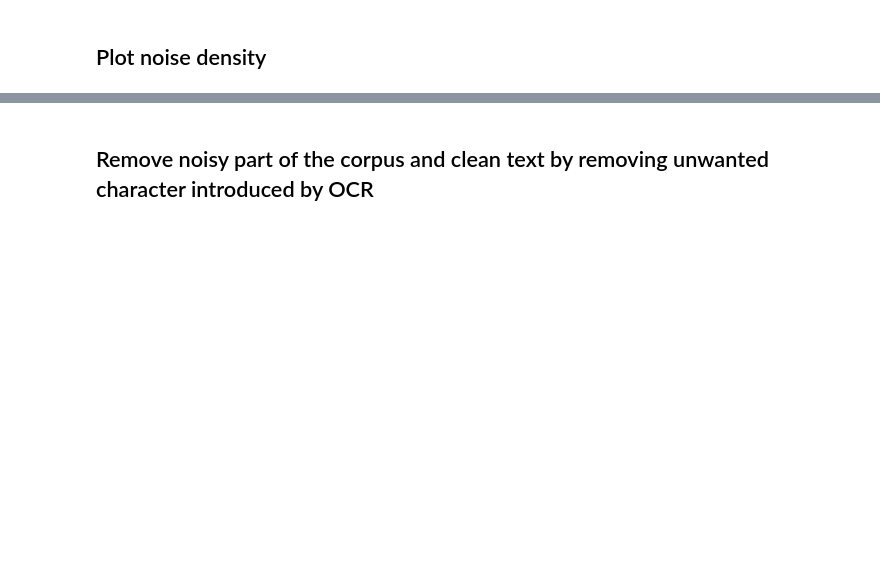
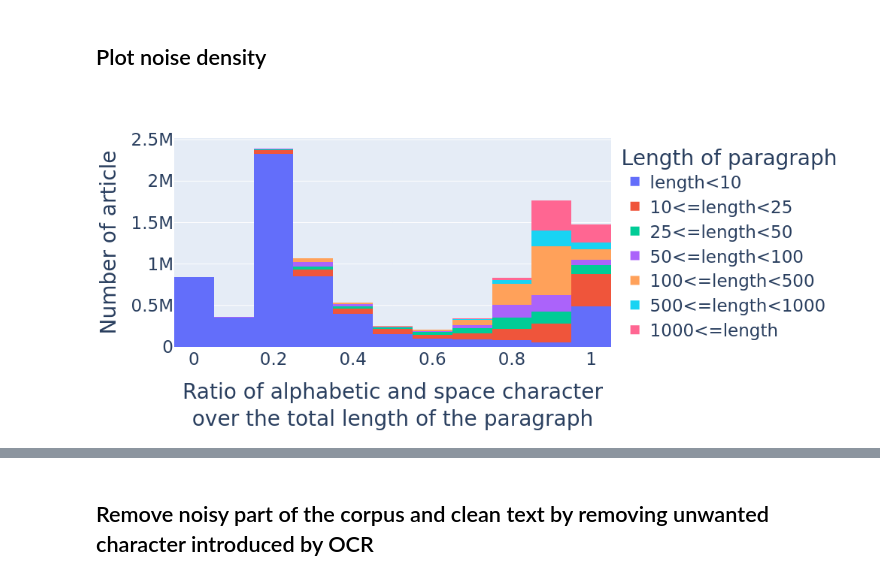
Before and after one commit to GuilhemSicard/Future-Anxiety, a Jupyter notebook: DataCleaning.ipynb, the cells around one changed output, grey strips where cells are left out. Cells and saved outputs as stored; diff of their text form; code cells hidden in the pictures; blank space fills up the shorter version.

```diff
--- a/DataCleaning.ipynb
+++ b/DataCleaning.ipynb
@@ -244,2 +301,4 @@ print(t - time.time())
+# %%
+textDf = pd.read_csv('data/le_figaro_full.csv')
 # %% [markdown]
 ## Plot noise density
@@ -253,7 +313,7 @@ le_figaro_paragraph.to_csv('data/le_figaro_paragraph.csv',index=False)
 # %%
 def label(x):
     if x <10 :
-        return '5<length<10'
+        return 'length<10'
     if x <25 :
         return '10<=length<25'
     if x <50 :
@@ -266,6 +326,8 @@ def label(x):
         return '500<=length<1000'
     else:
         return '1000<=length'
+'''
+le_figaro_paragraph['len'] = le_figaro_paragraph['content'].apply(len)
+le_figaro_paragraph['lenLabel'] = le_figaro_paragraph['len'].apply(label)'''
 
-le_figaro_paragraph['len'] = le_figaro_paragraph['content'].apply(len)
-le_figaro_paragraph['lenLabel'] = le_figaro_paragraph['len'].apply(label)
+textDf['lenLabel'] = textDf['length'].apply(label)
@@ -281,0 +334,12 @@ Image(img.to_image(format="png", width=1000, height=450))
+# %%
+img = px.histogram(textDf.sort_values('length'), x = 'AlphaRatio', color='lenLabel', nbins = 20)
+img.update_layout(
+    #title="Plot Title",
+    xaxis_title="Ratio of alphabetic and space character<br>over the total length of the paragraph",
+    yaxis_title="Number of article",
+    font_size = 23,
+    legend_title="Length of paragraph",
+)
+Image(img.to_image(format="png", width=1000, height=450))
+# %% [output]
+[figure, added]
```
Also changed, not shown: parts of 55 cells of this notebook, 2 other files.
